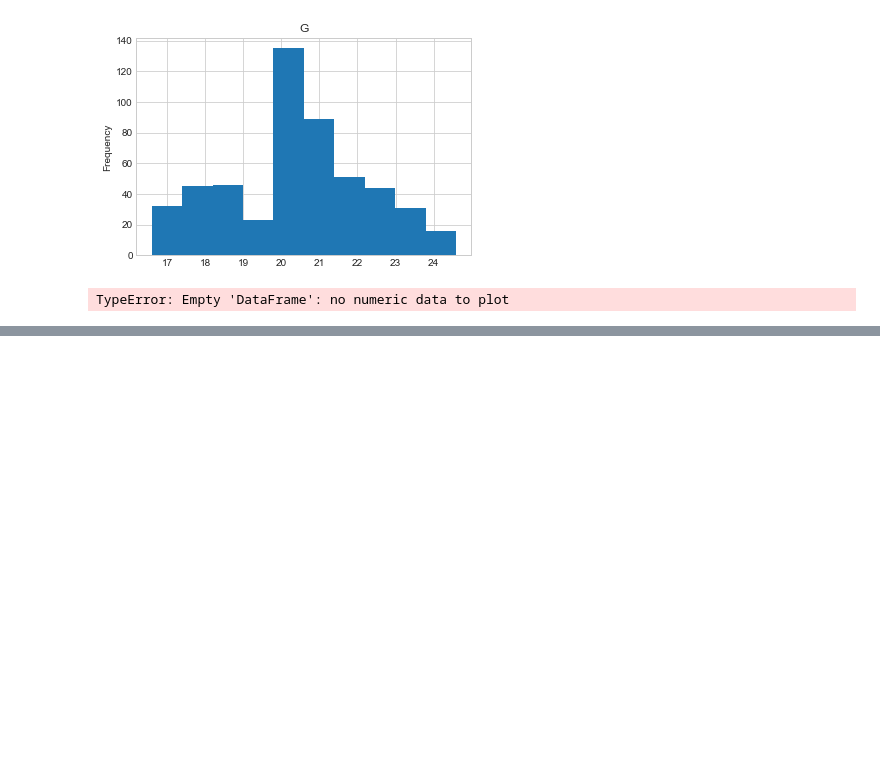
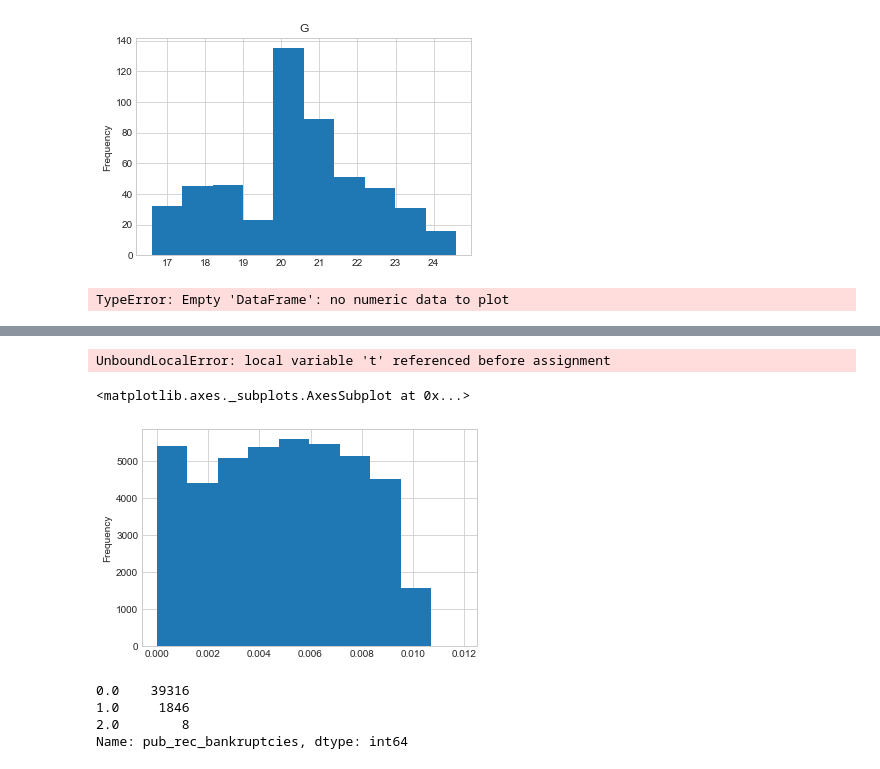
Before and after one commit to torben90/NF_Prj_LendingClub, a Jupyter notebook: sub_notebooks/Ini_EDA.ipynb, the cells around one changed output, grey strips where cells are left out. Saved outputs shown, nothing was run; the diff lists cells and outputs as text; code cells hidden in the pictures; blank space fills up the shorter version.

```diff
--- a/sub_notebooks/Ini_EDA.ipynb
+++ b/sub_notebooks/Ini_EDA.ipynb
@@ -148,0 +225,34 @@ TypeError: Empty 'DataFrame': no numeric data to plot
+# %%
+
+#df[df.emp_length.isna()].emp_title.value_counts()
+import re
+def Trans_empValue(s):
+
+    if re.search('\<',s):
+        return 0.5
+    else:
+        print(t)
+        t = re.search('\d+',s).group()
+
+
+    return 0
+
+df.emp_length.apply(lambda x: Trans_empValue(x)).value_counts()
+# %% [output]
+UnboundLocalError: local variable 't' referenced before assignment
+# %%
+#https://www.rubydoc.info/gems/lending_club/0.0.2/LendingClub/Loan
+df = df[~df.revol_util.isna()]
+df.revol_util = df.revol_util.apply(lambda x: str(x).replace('%','')).astype('float64')/100
+df.shape
+df.revol_util.plot.hist()
+# %% [output]
+<matplotlib.axes._subplots.AxesSubplot at 0x...>
+[figure, added]
+# %%
+df.pub_rec_bankruptcies.value_counts()
+# %% [output]
+0.0    39316
+1.0     1846
+2.0        8
+Name: pub_rec_bankruptcies, dtype: int64
```
Also changed, not shown: parts of 10 cells of this notebook, 1 other file.
